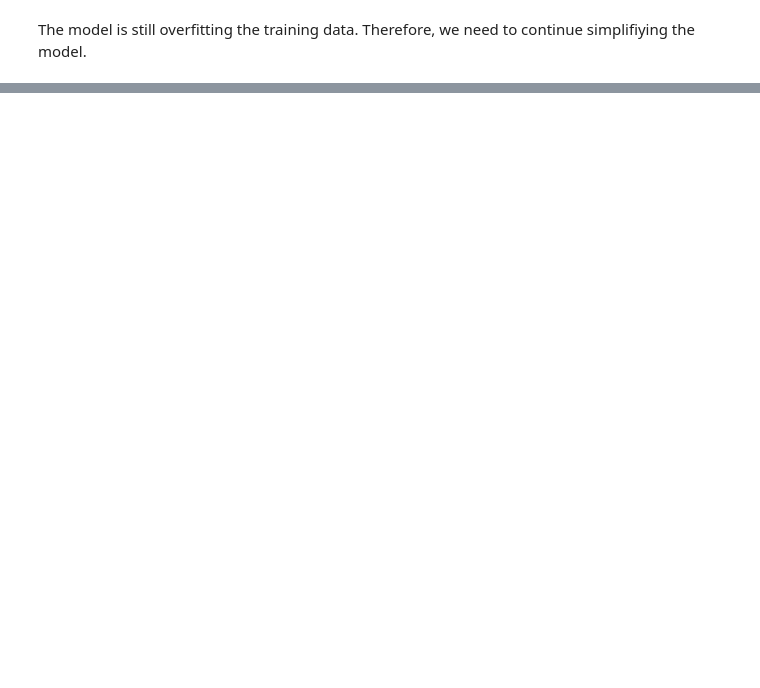
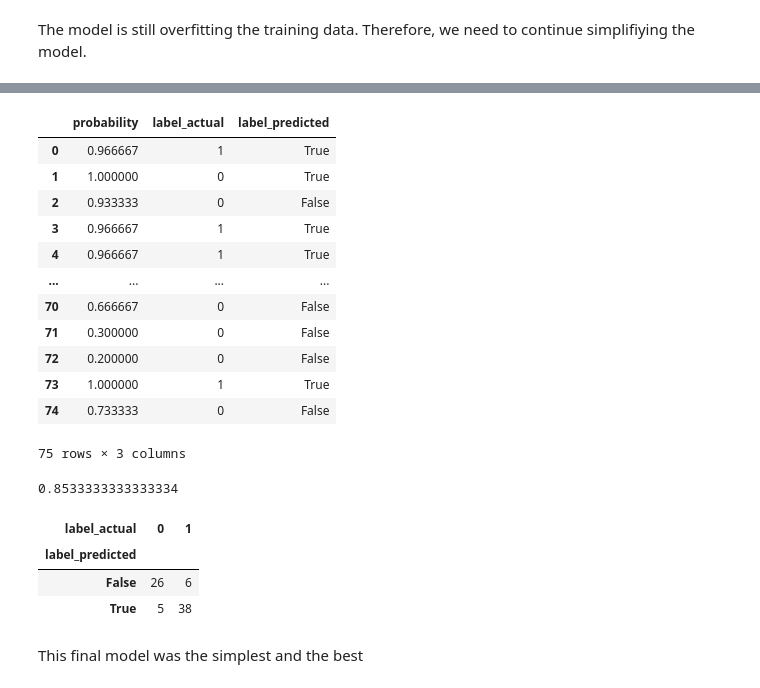
Before and after one commit to sarambulo/Pneumonia_detection, a Jupyter notebook: notebooks/Pneumonia_detection.ipynb, the cells around one changed output, grey strips where cells are left out. Cells and saved outputs as stored; diff of their text form; code cells hidden in the pictures; blank space fills up the shorter version.

```diff
--- a/notebooks/Pneumonia_detection.ipynb
+++ b/notebooks/Pneumonia_detection.ipynb
@@ -436,0 +448,8 @@ dump(models, Path('../Models.pickle').open('wb'))
+# %%
+# Dataset params
+image_size = (500, 700)
+batch_size = None
+label_mode = 'binary'
+color_mode = 'grayscale'
+crop_to_aspect_ratio = False
+seed = 888
@@ -436,0 +519,30 @@ dump(models, Path('../Models.pickle').open('wb'))
+# %%
+results = []
+for new_image, label_actual in test_dataset.take(75):
+    new_image = new_image.numpy().astype('uint8')
+    distances = []
+    for image, label in train_dataset:
+        image = image.numpy().astype('uint8')
+        diff = (new_image - image) ** 2
+        distances.append( (np.sum(diff), int(label)) )
+    distances = pd.DataFrame(distances, columns = ['distance', 'label'])
+    prob = distances.nsmallest(30, 'distance')['label'].mean()
+    results.append((prob, int(label_actual)))
+# %%
+results = pd.DataFrame(results, columns = ['probability', 'label_actual'])
+results['label_predicted'] = results.probability > 0.95
+results
+# %% [output]
+|  | probability | label_actual | label_predicted |
+| 0 | 0.966667 | 1 | True |
+| 1 | 1.000000 | 0 | True |
+| 2 | 0.933333 | 0 | False |
+| 3 | 0.966667 | 1 | True |
+| 4 | 0.966667 | 1 | True |
+| ... | ... | ... | ... |
+| 70 | 0.666667 | 0 | False |
+| 71 | 0.300000 | 0 | False |
+| 72 | 0.200000 | 0 | False |
+| 73 | 1.000000 | 1 | True |
+| 74 | 0.733333 | 0 | False |
+75 rows × 3 columns
@@ -436,0 +551,14 @@ dump(models, Path('../Models.pickle').open('wb'))
+# %%
+accuracy = np.sum(results.label_predicted == results.label_actual) / np.size(results.label_actual)
+print(accuracy)
+# %% [output]
+0.8533333333333334
+# %%
+results.pivot_table(index = 'label_predicted', columns = 'label_actual', values = 'probability', aggfunc = np.size)
+# %% [output]
+| label_actual | 0 | 1 |
+| label_predicted |  |  |
+| False | 26 | 6 |
+| True | 5 | 38 |
+# %% [markdown]
+This final model was the simplest and the best
```
Also changed, not shown: parts of 18 cells of this notebook, 2 other files.
